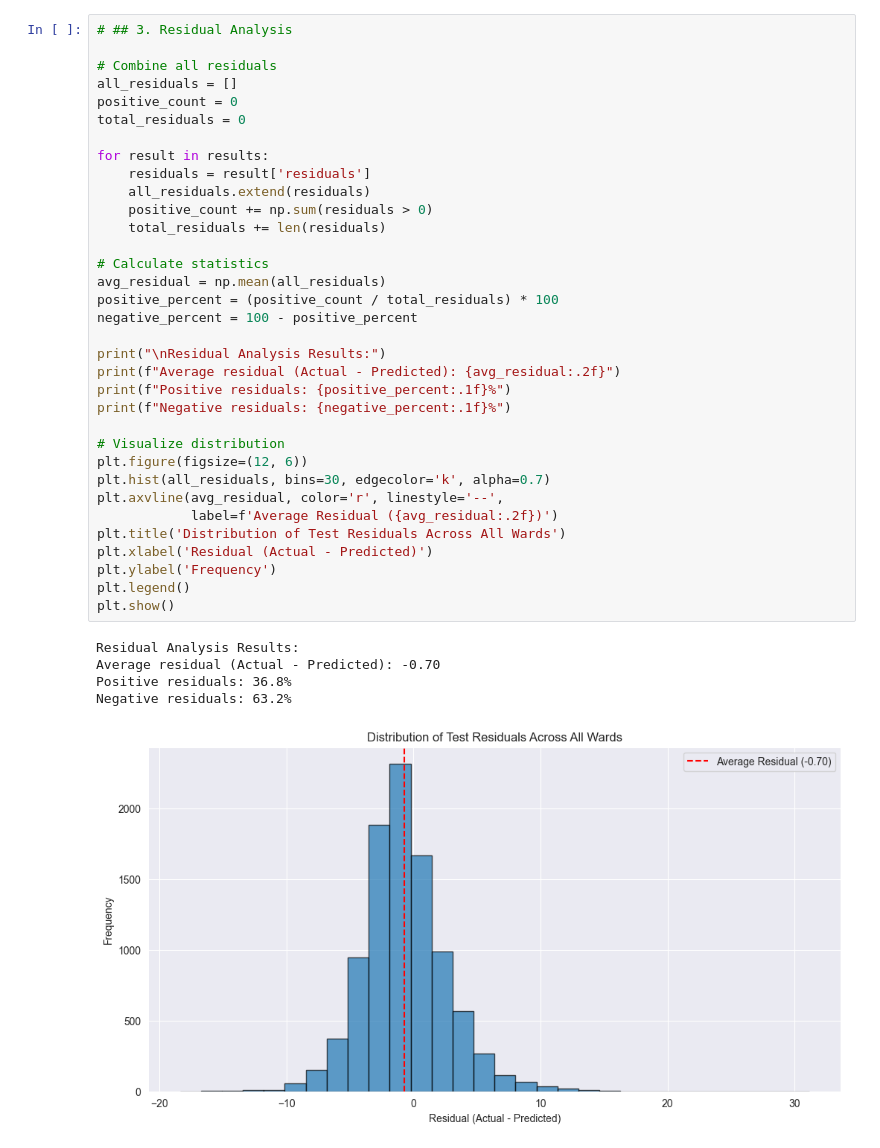
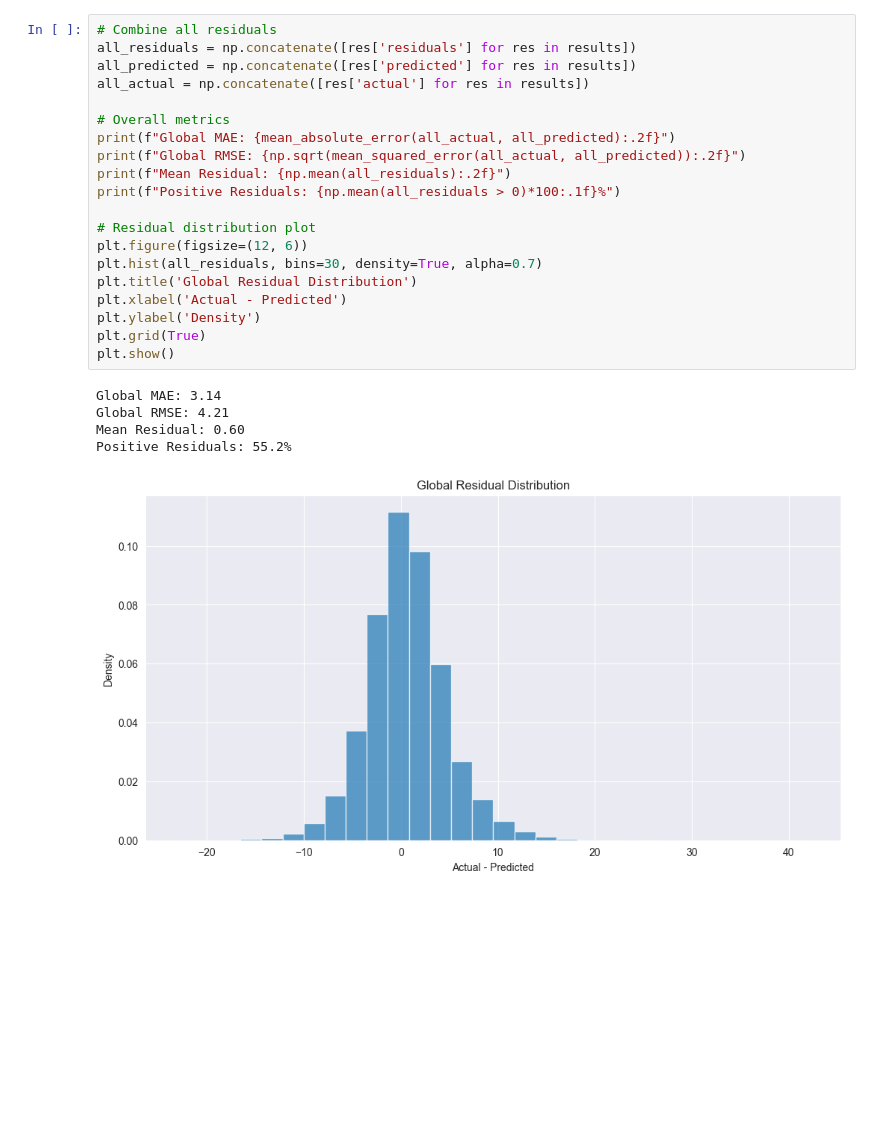
Before and after one commit to EvatsugDnalloR/MD_CBL-Group_2, a Jupyter notebook: spatial_allocation_wards.ipynb, the cells around one changed output. Saved outputs shown, nothing was run; the diff lists cells and outputs as text; blank space fills up the shorter version.

```diff
--- a/spatial_allocation_wards.ipynb
+++ b/spatial_allocation_wards.ipynb
@@ -114,43 +148,29 @@ E05014119 Completed
 
 Successfully processed 678 wards with sufficient data
 # %%
-# ## 3. Residual Analysis
+# Combine all residuals
+all_residuals = np.concatenate([res['residuals'] for res in results])
+all_predicted = np.concatenate([res['predicted'] for res in results])
+all_actual = np.concatenate([res['actual'] for res in results])
 
-# Combine all residuals
-all_residuals = []
-positive_count = 0
-total_residuals = 0
+# Overall metrics
+print(f"Global MAE: {mean_absolute_error(all_actual, all_predicted):.2f}")
+print(f"Global RMSE: {np.sqrt(mean_squared_error(all_actual, all_predicted)):.2f}")
+print(f"Mean Residual: {np.mean(all_residuals):.2f}")
+print(f"Positive Residuals: {np.mean(all_residuals > 0)*100:.1f}%")
 
-for result in results:
-    residuals = result['residuals']
-    all_residuals.extend(residuals)
-    positive_count += np.sum(residuals > 0)
-    total_residuals += len(residuals)
-
-# Calculate statistics
-avg_residual = np.mean(all_residuals)
-positive_percent = (positive_count / total_residuals) * 100
-negative_percent = 100 - positive_percent
-
-print("\nResidual Analysis Results:")
-print(f"Average residual (Actual - Predicted): {avg_residual:.2f}")
-print(f"Positive residuals: {positive_percent:.1f}%")
-print(f"Negative residuals: {negative_percent:.1f}%")
-
-# Visualize distribution
+# Residual distribution plot
 plt.figure(figsize=(12, 6))
-plt.hist(all_residuals, bins=30, edgecolor='k', alpha=0.7)
-plt.axvline(avg_residual, color='r', linestyle='--',
-            label=f'Average Residual ({avg_residual:.2f})')
-plt.title('Distribution of Test Residuals Across All Wards')
-plt.xlabel('Residual (Actual - Predicted)')
-plt.ylabel('Frequency')
-plt.legend()
+plt.hist(all_residuals, bins=30, density=True, alpha=0.7)
+plt.title('Global Residual Distribution')
+plt.xlabel('Actual - Predicted')
+plt.ylabel('Density')
+plt.grid(True)
 plt.show()
 # %% [output]
-Residual Analysis Results:
-Average residual (Actual - Predicted): -0.70
-Positive residuals: 36.8%
-Negative residuals: 63.2%
+Global MAE: 3.14
+Global RMSE: 4.21
+Mean Residual: 0.60
+Positive Residuals: 55.2%
-[figure, old version]
+[figure, new version]
 # %%
```
Also changed, not shown: parts of 4 cells of this notebook.
